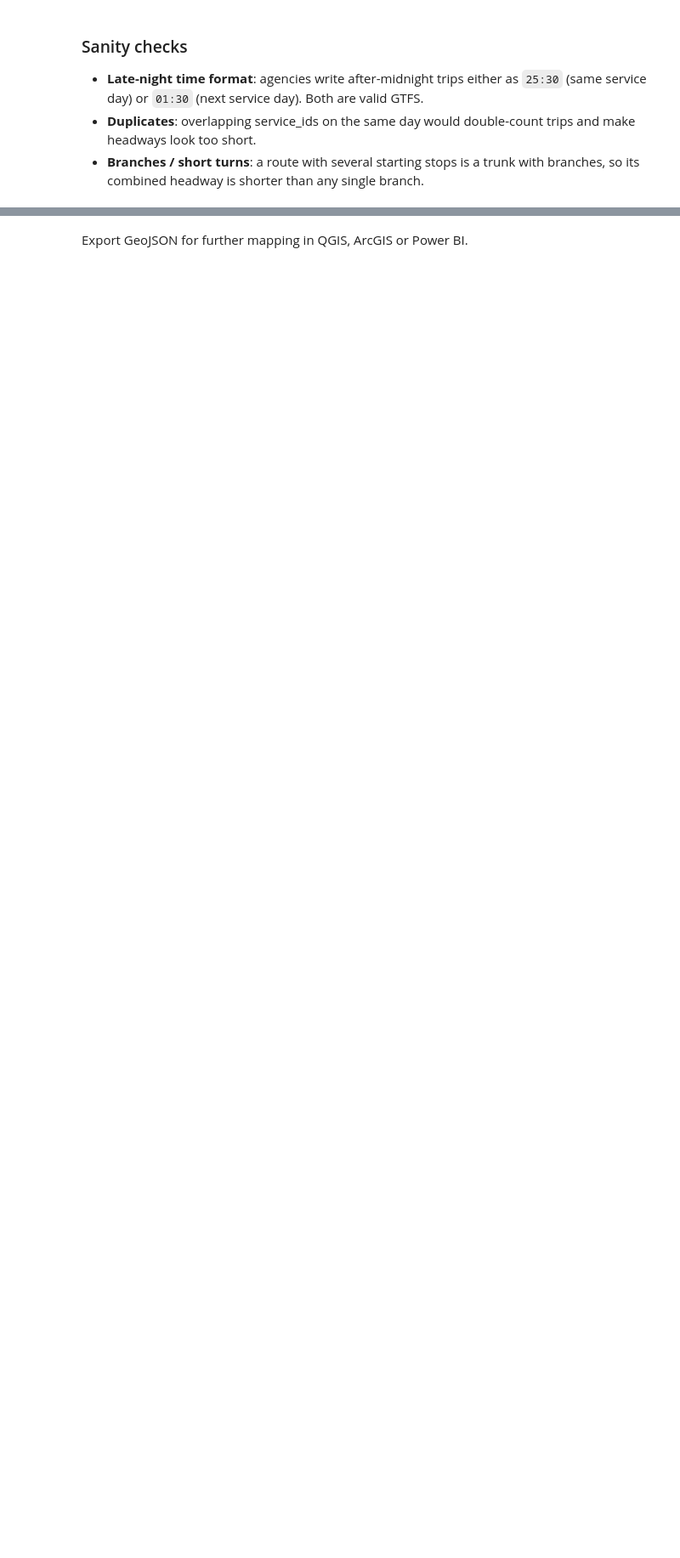
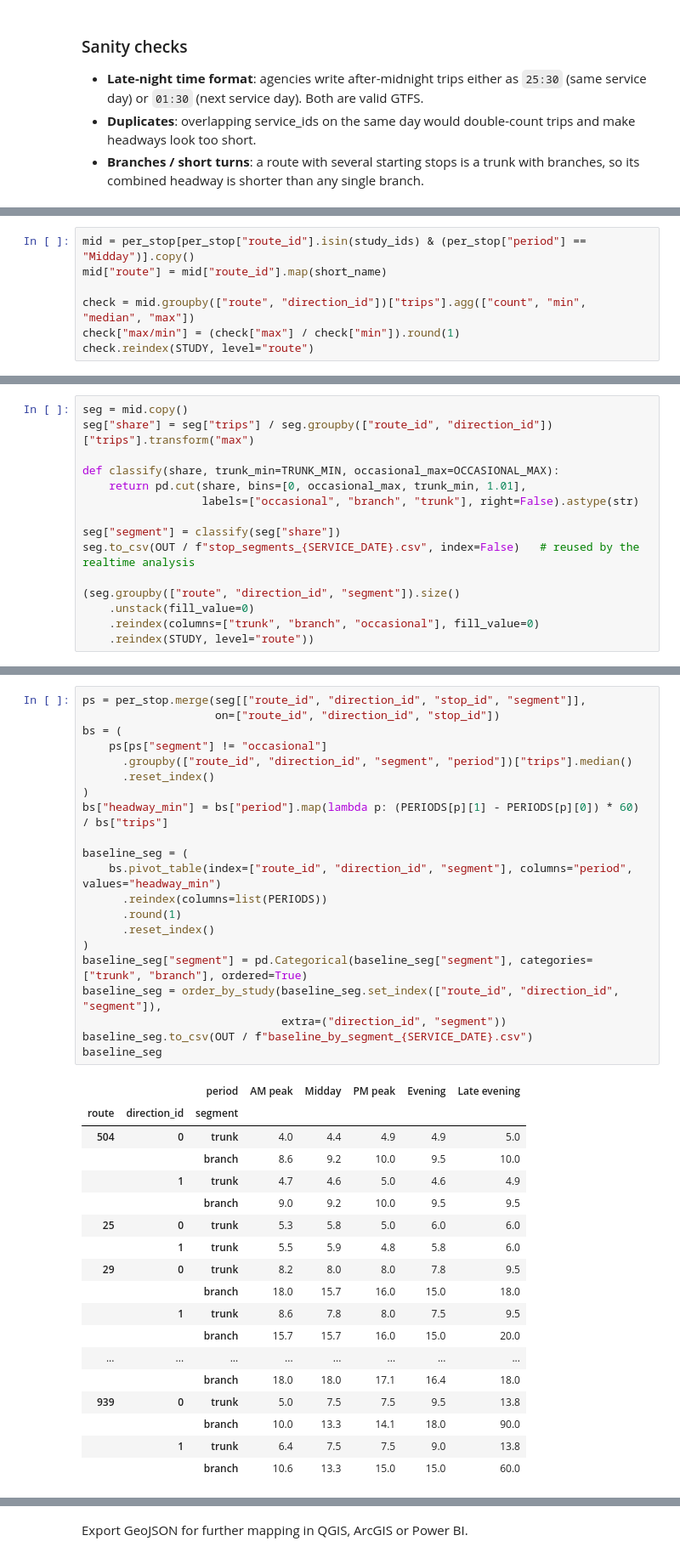
Before and after one commit to catyingyingcoco/ttc-bus-reliability, a Jupyter notebook: notebooks/03_schedule_analysis_en.ipynb, the cells around one changed output, grey strips where cells are left out. Shown at 85% size. Cells and saved outputs as stored; diff of their text form; blank space fills up the shorter version.

```diff
--- a/notebooks/03_schedule_analysis_en.ipynb
+++ b/notebooks/03_schedule_analysis_en.ipynb
@@ -176,0 +307,7 @@ plt.show()
+# %%
+mid = per_stop[per_stop["route_id"].isin(study_ids) & (per_stop["period"] == "Midday")].copy()
+mid["route"] = mid["route_id"].map(short_name)
+
+check = mid.groupby(["route", "direction_id"])["trips"].agg(["count", "min", "median", "max"])
+check["max/min"] = (check["max"] / check["min"]).round(1)
+check.reindex(STUDY, level="route")
@@ -176,0 +341,15 @@ plt.show()
+# %%
+seg = mid.copy()
+seg["share"] = seg["trips"] / seg.groupby(["route_id", "direction_id"])["trips"].transform("max")
+
+def classify(share, trunk_min=TRUNK_MIN, occasional_max=OCCASIONAL_MAX):
+    return pd.cut(share, bins=[0, occasional_max, trunk_min, 1.01],
+                  labels=["occasional", "branch", "trunk"], right=False).astype(str)
+
+seg["segment"] = classify(seg["share"])
+seg.to_csv(OUT / f"stop_segments_{SERVICE_DATE}.csv", index=False)   # reused by the realtime analysis
+
+(seg.groupby(["route", "direction_id", "segment"]).size()
+    .unstack(fill_value=0)
+    .reindex(columns=["trunk", "branch", "occasional"], fill_value=0)
+    .reindex(STUDY, level="route"))
@@ -176,0 +373,40 @@ plt.show()
+# %%
+ps = per_stop.merge(seg[["route_id", "direction_id", "stop_id", "segment"]],
+                    on=["route_id", "direction_id", "stop_id"])
+bs = (
+    ps[ps["segment"] != "occasional"]
+      .groupby(["route_id", "direction_id", "segment", "period"])["trips"].median()
+      .reset_index()
+)
+bs["headway_min"] = bs["period"].map(lambda p: (PERIODS[p][1] - PERIODS[p][0]) * 60) / bs["trips"]
+
+baseline_seg = (
+    bs.pivot_table(index=["route_id", "direction_id", "segment"], columns="period", values="headway_min")
+      .reindex(columns=list(PERIODS))
+      .round(1)
+      .reset_index()
+)
+baseline_seg["segment"] = pd.Categorical(baseline_seg["segment"], categories=["trunk", "branch"], ordered=True)
+baseline_seg = order_by_study(baseline_seg.set_index(["route_id", "direction_id", "segment"]),
+                              extra=("direction_id", "segment"))
+baseline_seg.to_csv(OUT / f"baseline_by_segment_{SERVICE_DATE}.csv")
+baseline_seg
+# %% [output]
+|  |  | period | AM peak | Midday | PM peak | Evening | Late evening |
+| route | direction_id | segment |  |  |  |  |  |
+| 504 | 0 | trunk | 4.0 | 4.4 | 4.9 | 4.9 | 5.0 |
+|  |  | branch | 8.6 | 9.2 | 10.0 | 9.5 | 10.0 |
+|  | 1 | trunk | 4.7 | 4.6 | 5.0 | 4.6 | 4.9 |
+|  |  | branch | 9.0 | 9.2 | 10.0 | 9.5 | 9.5 |
+| 25 | 0 | trunk | 5.3 | 5.8 | 5.0 | 6.0 | 6.0 |
+|  | 1 | trunk | 5.5 | 5.9 | 4.8 | 5.8 | 6.0 |
+| 29 | 0 | trunk | 8.2 | 8.0 | 8.0 | 7.8 | 9.5 |
+|  |  | branch | 18.0 | 15.7 | 16.0 | 15.0 | 18.0 |
+|  | 1 | trunk | 8.6 | 7.8 | 8.0 | 7.5 | 9.5 |
+|  |  | branch | 15.7 | 15.7 | 16.0 | 15.0 | 20.0 |
+| ... | ... | ... | ... | ... | ... | ... | ... |
+|  |  | branch | 18.0 | 18.0 | 17.1 | 16.4 | 18.0 |
+| 939 | 0 | trunk | 5.0 | 7.5 | 7.5 | 9.5 | 13.8 |
+|  |  | branch | 10.0 | 13.3 | 14.1 | 18.0 | 90.0 |
+|  | 1 | trunk | 6.4 | 7.5 | 7.5 | 9.0 | 13.8 |
+|  |  | branch | 10.6 | 13.3 | 15.0 | 15.0 | 60.0 |
```
Also changed, not shown: parts of 32 cells of this notebook, 5 other files.
